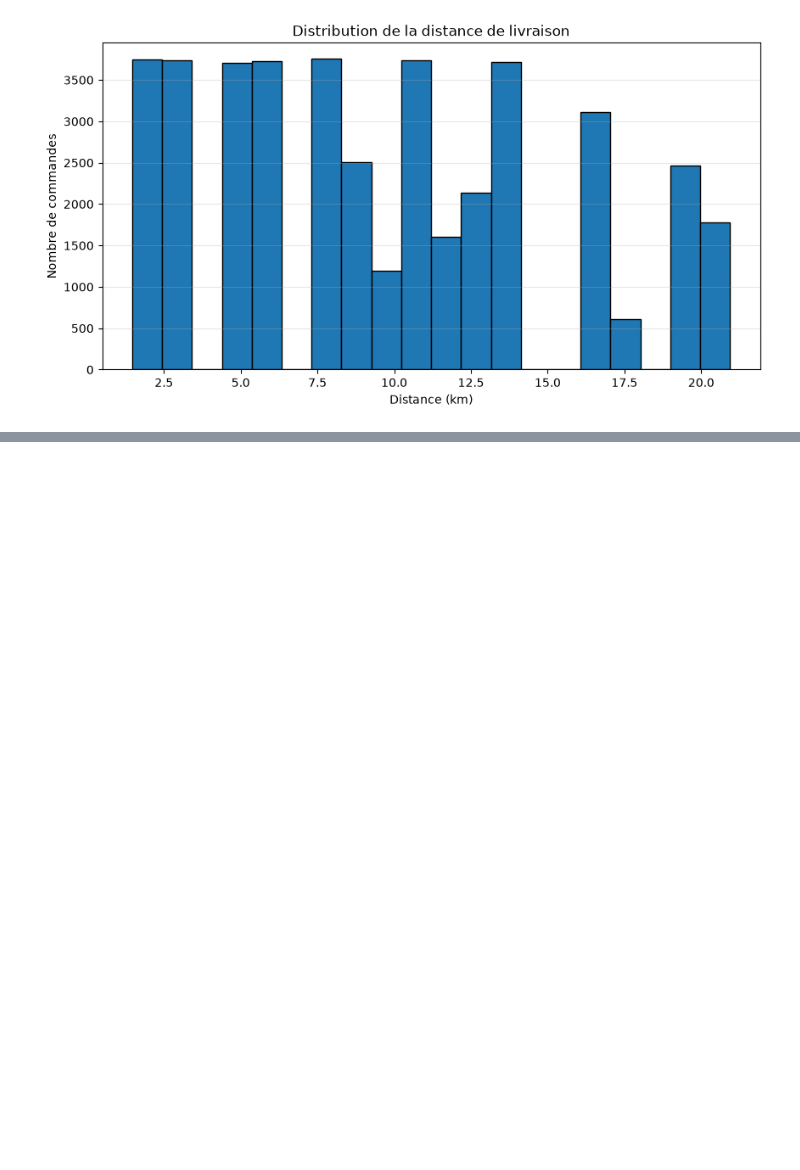
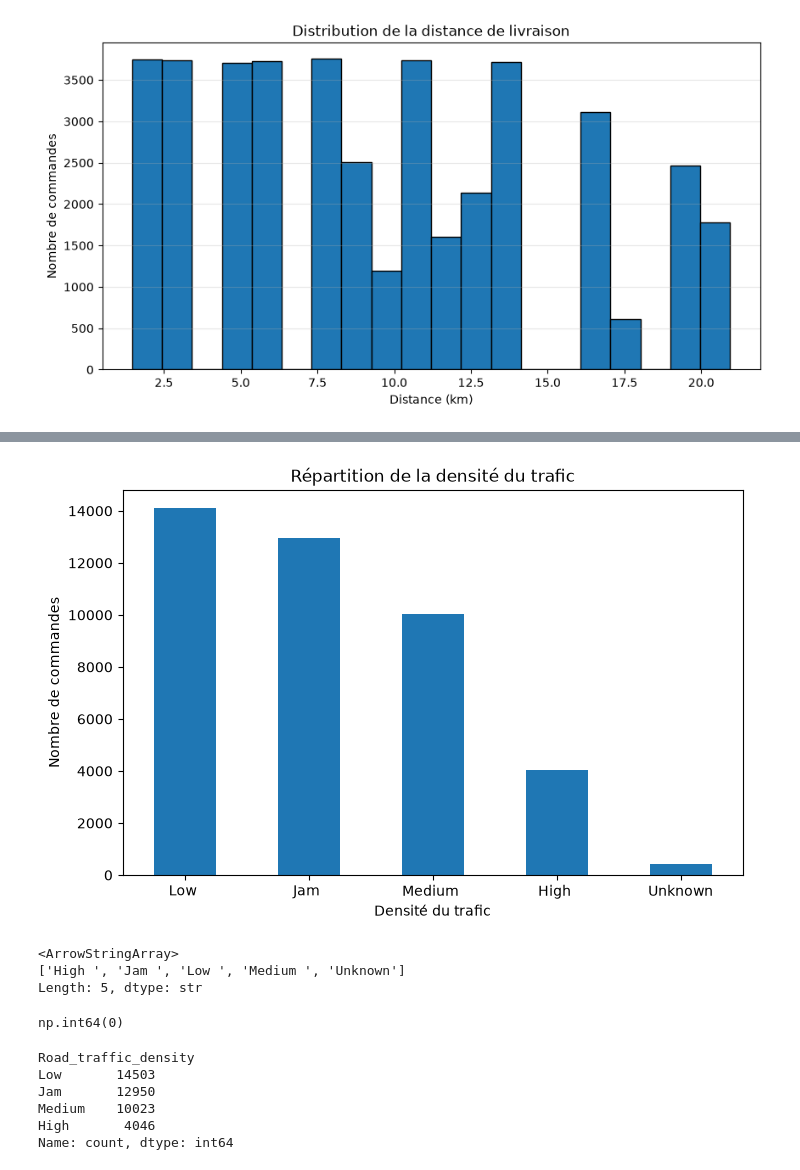
Before and after one commit to lahcen404/DeliveryETA, a Jupyter notebook: notebooks/eda-deliveryETA.ipynb, the cells around one changed output, grey strips where cells are left out. Cells and saved outputs as stored; diff of their text form; code cells hidden in the pictures; blank space fills up the shorter version.

```diff
--- a/notebooks/eda-deliveryETA.ipynb
+++ b/notebooks/eda-deliveryETA.ipynb
@@ -243,0 +309,23 @@ plt.show()
+# %%
+clean_df["Road_traffic_density"].value_counts().plot(
+    kind="bar",
+    figsize=(8, 5)
+)
+
+plt.xlabel("Densité du trafic")
+plt.ylabel("Nombre de commandes")
+plt.title("Répartition de la densité du trafic")
+plt.xticks(rotation=0)
+plt.show()
+# %% [output]
+[figure, added]
+# %%
+clean_df["Road_traffic_density"].unique()
+# %% [output]
+<ArrowStringArray>
+['High ', 'Jam ', 'Low ', 'Medium ', 'Unknown']
+Length: 5, dtype: str
+# %%
+clean_df["Road_traffic_density"].isna().sum()
+# %% [output]
+np.int64(0)
@@ -243,0 +336,9 @@ plt.show()
+# %%
+clean_df["Road_traffic_density"].value_counts()
+# %% [output]
+Road_traffic_density
+Low       14503
+Jam       12950
+Medium    10023
+High       4046
+Name: count, dtype: int64
```
Also changed, not shown: parts of 36 cells of this notebook.
